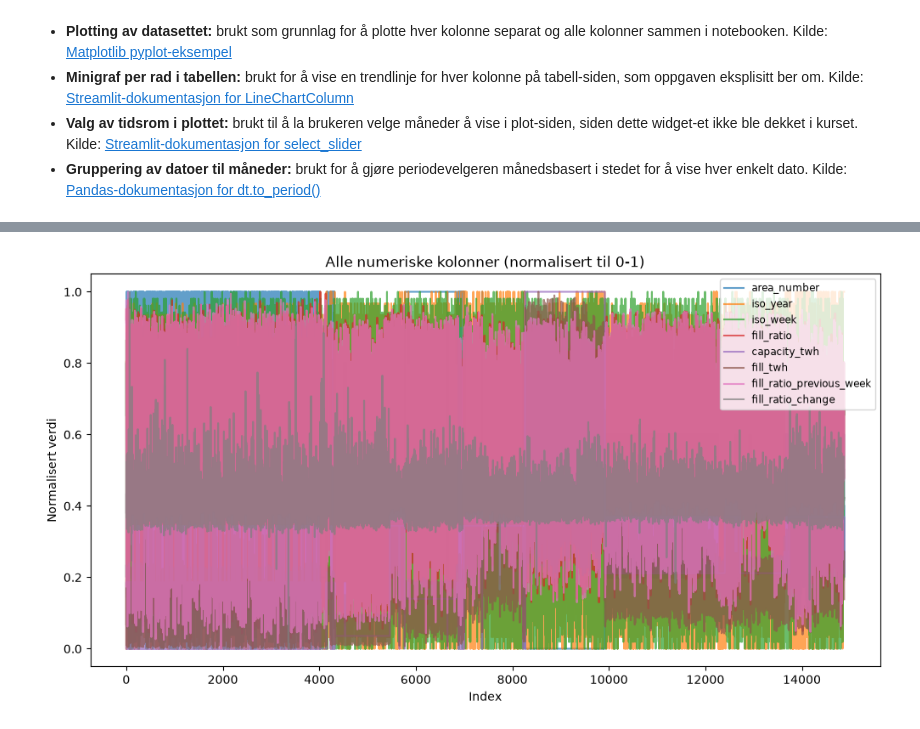
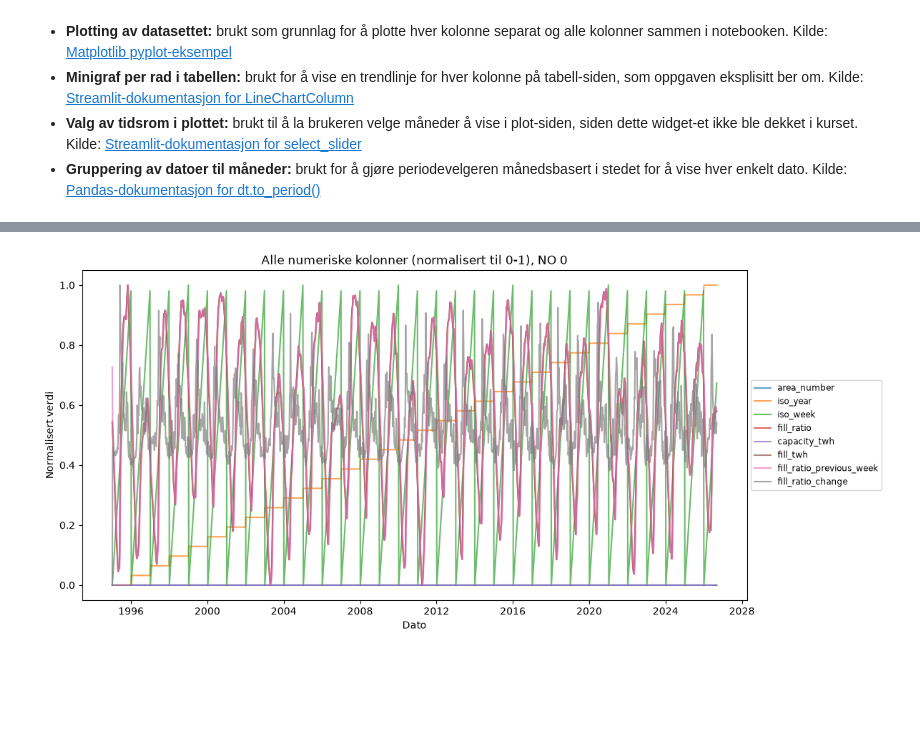
Before and after one commit to malikaaebo-cell/IND320_prosjekt, a Jupyter notebook: notebooks/projectwork_part1.ipynb, the cells around one changed output, grey strips where cells are left out. Saved outputs shown, nothing was run; the diff lists cells and outputs as text; code cells hidden in the pictures; blank space fills up the shorter version.

```diff
--- a/notebooks/projectwork_part1.ipynb
+++ b/notebooks/projectwork_part1.ipynb
@@ -60,6 +69,11 @@ df = df.rename(columns={
     'endring_fyllingsgrad': 'fill_ratio_change'
 })
 
+# Konverter datoen til datetime, lag en områdeetikett (f.eks. 'EL 1') og sorter hvert område kronologisk
+df['date'] = pd.to_datetime(df['date'])
+df['area'] = df['area_type'] + ' ' + df['area_number'].astype(str)
+df = df.sort_values(['area_type', 'area_number', 'date']).reset_index(drop=True)
+
 df.head()
 # %% [output]
 |  | date | area_type | area_number | iso_year | iso_week | fill_ratio | capacity_twh | fill_twh | ... |
@@ -108,15 +122,14 @@ df.describe()
 # %%
+# Plot hver numeriske kolonne separat. En for area, med date på x-aksen
 import matplotlib.pyplot as plt
-
-# Velger kun numeriske kolonner, siden tekstkolonner (dato, område-type) ikke kan plottes direkte
-
-numeric_cols = df.select_dtypes(include='number').columns
-# Lager ett eget plot per numerisk kolonne
+area = 'NO 0' # Bytt til et annet område, f.eks EL 1
+df_area = df[df['area'] == area]
+numeric_cols = df_area.select_dtypes(include='number').columns
 for col in numeric_cols:
     plt.figure(figsize=(8, 3))
-    plt.plot(df[col])
-    plt.title(col)
-    plt.xlabel('Index')
+    plt.plot(df_area['date'], df_area[col])
+    plt.title(f'{col} ({area})')
+    plt.xlabel('Date')
     plt.ylabel(col)
     plt.show()
 # %% [output]
@@ -132,15 +144,18 @@ Matplotlib is building the font cache; this may take a moment.
 # %%
-# Skal normalisere hver numerisk kolonne til 0-1 for å kunne sammenligne dem i samme plot, forsøk 1
-normalized = (df[numeric_cols] - df[numeric_cols].min()) / (df[numeric_cols].max() - df[numeric_cols].min())
+# Skaler hver numeriske kolonne til 0-1 med hele serien til området, slik at ulike skalaer kan dele én akse
+col_min = df_area[numeric_cols].min()
+col_range = df_area[numeric_cols].max() - col_min
+# Kolonner som aldri endrer seg har spenn 0 (0/0 gir NaN), så de settes til 0
+normalized = ((df_area[numeric_cols] - col_min) / col_range).fillna(0)
 
+# Plott alle skalerte kolonner sammen
 plt.figure(figsize=(12, 6))
 for col in numeric_cols:
-    plt.plot(normalized[col], label=col, alpha=0.7)
-
-plt.title('Alle numeriske kolonner (normalisert til 0-1)')
-plt.xlabel('Index')
+    plt.plot(df_area['date'], normalized[col], label=col, alpha=0.7)
+plt.title(f'Alle numeriske kolonner (normalisert til 0-1), {area}')
+plt.xlabel('Dato')
 plt.ylabel('Normalisert verdi')
-plt.legend(loc='upper right', fontsize='small')
+plt.legend(loc='center left', bbox_to_anchor=(1, 0.5), fontsize='small')
 plt.show()
 # %% [output]
-[figure, old version]
+[figure, new version]
```
Also changed, not shown: parts of 8 cells of this notebook, 4 other files.
